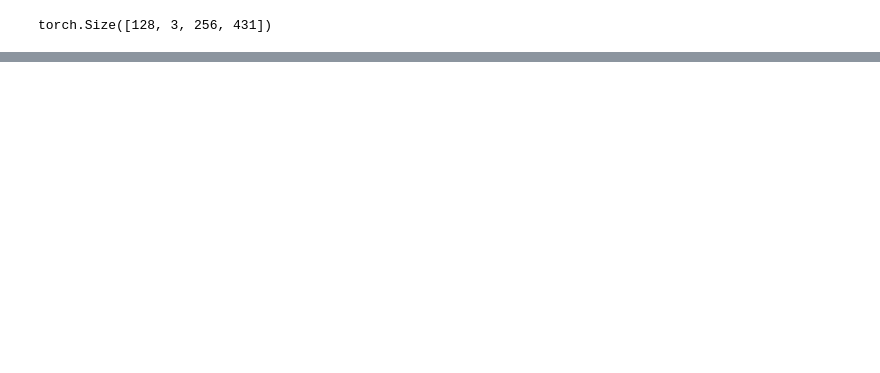
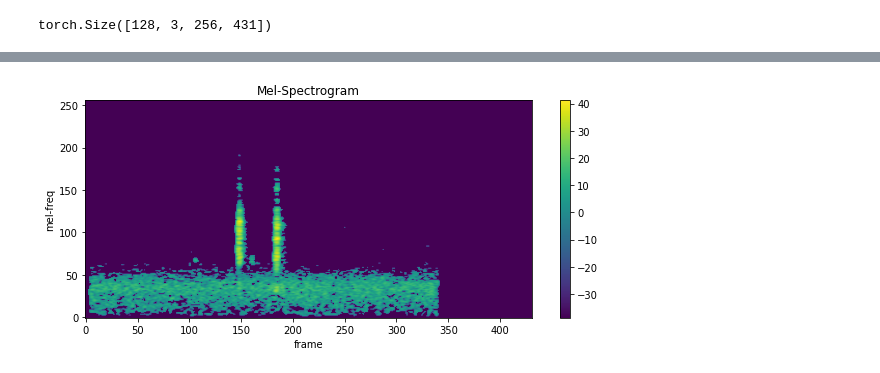
Before and after one commit to Akhilesh-K-Yadav/Kaggle-Projects, a Jupyter notebook: BirdCLEF-22/birdcleff22-pytorch.ipynb, the cells around one changed output, grey strips where cells are left out. Drawn from its saved outputs; the diff is of its cells as text; code cells hidden in the pictures; blank space fills up the shorter version.

Commit message:
Ver 13|Added audio-augmentations to counter imbalanced DS

```diff
--- a/BirdCLEF-22/birdcleff22-pytorch.ipynb
+++ b/BirdCLEF-22/birdcleff22-pytorch.ipynb
@@ -110,31 +117,30 @@ device
 device(type='cuda')
 # %%
 class BirdDataset(Dataset):
-    def __init__(self, train_folder, transformation, sample_rate, num_samples, device):
+    def __init__(self, train_folder, transformation, augmentations, sample_rate, num_samples, device):
         super().__init__()
         self.device = device
         self.train_files_list = list(FileLister(root=train_folder, recursive=True))
-        self.train_files_list = _add_augmented_files(self.train_files_list)
         self.transformation = transformation
+        self.augmentations = augmentations
         self.sample_rate = sample_rate
         self.num_samples = num_samples
-        _add_filenames_for_generation()
+        self._add_filenames_for_generation()
 
     def _add_filenames_for_generation(self):
         # loop by classes need more data
         for idx, class_name in enumerate(classes_need_augmentation):
             #Get number of files to be generated per original files
-            num_orig_files = num_bird_samples[idx]
+            num_orig_files = aug_num_bird_samples[idx]
             num_gen_files = NEED_MORE - num_orig_files
-            num_gen_files_per_orig = math.ceil( num_gen_files/num_orig_files )
+            num_gen_files_per_orig = ceil( num_gen_files/num_orig_files )
 
-            class_train_files = FileLister(root=train_folder+'/'+class_name)
+            class_train_files = list(FileLister(root=train_folder+'/'+class_name))
             #Loop by original file name and add new filename and corresponding classname
             for count in range(num_orig_files):
                 for i in range(num_gen_files_per_orig):
-                    new_filename = class_train_files[count] + 'aug' + i
+                    new_filename = class_train_files[count] + 'augment'
                     self.train_files_list.append(new_filename)
-
 
     def __len__(self):
         self.total_train_file = len(self.train_files_list)
@@ -166,10 +172,20 @@ class BirdDataset(Dataset):
             signal = signal[:, :self.num_samples]
         return signal
 
+    def _aug_white_noise(self,signal):
+        scale = np.random.uniform(MIN_NOISE, MAX_NOISE)
+        noise = np.random.normal(0, signal.std(), signal.size)
+        aug_sig = signal + noise*scale
+        return aug_sig
+
     def __getitem__(self,index):
         filename = self.train_files_list[index]
         temp = filename.split(os.sep)
         label = temp[-2]
+        if_aug = False
+        if 'augment' in filename:
+            if_aug = True
+            filename = filename[:-7]
         label = classes.index(label)
         #label = label.to(self.device)
         signal, sr = torchaudio.load(filename)
@@ -178,8 +194,23 @@ class BirdDataset(Dataset):
         signal = self._mix_channels(signal)
         signal = self._right_padding(signal)
         signal = self._crop(signal)
+        if if_aug == True:
+            #signal = self._aug_white_noise(signal)
+            signal = self.augmentations(signal)
         signal = self.transformation(signal)
         signal = torch.stack([signal[0],signal[0],signal[0]])
         return signal,label
+# %%
+pitch_scale = np.random.randint(MIN_PITCH_SCALE, MAX_PITCH_SCALE)
+pitch_scaler = torchaudio.transforms.PitchShift(sample_rate= SAMPLE_RATE, n_steps=pitch_scale)
+
+gain_scale = np.random.uniform(MIN_GAIN, MAX_GAIN)
+gain_scaler = torchaudio.transforms.Vol(gain=gain_scale)
+
+augmentations = transforms.Compose(
+[
+    pitch_scaler.to(device),
+    gain_scaler.to(device)
+])
 # %%
 mel_spectrogram = torchaudio.transforms.MelSpectrogram(sample_rate=SAMPLE_RATE, n_fft=N_FFT, hop_length=HOP_LENGTH, n_mels=N_MELS)
@@ -194,2 +225,2 @@ data_transforms = transforms.Compose(
 # %%
-bird_cleff_ds = BirdDataset(train_folder, data_transforms, SAMPLE_RATE, NUM_SAMPLES, device)
+bird_cleff_ds = BirdDataset(train_folder, data_transforms, augmentations, SAMPLE_RATE, NUM_SAMPLES, device)
@@ -219,7 +274,9 @@ def plot_spectrogram(spec, xmax=None):
     fig.colorbar(im, ax=axs)
     plt.show(block=False)
 # %%
-plot_spectrogram(s[1][0].cpu())
+plot_spectrogram(s[6][0].cpu())
+# %% [output]
+[figure, added]
 # %%
 def get_model():
     model = models.resnet34(pretrained=False)
```
Also changed, not shown: parts of 9 cells of this notebook.
